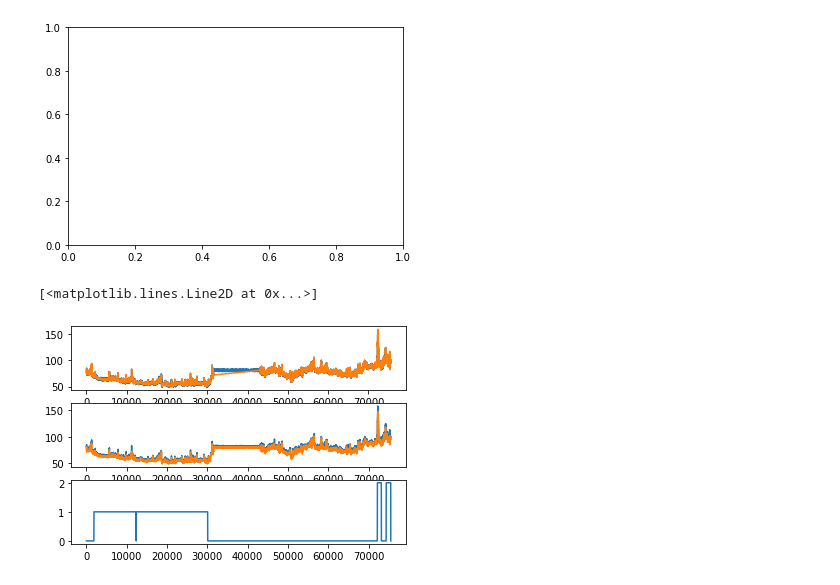
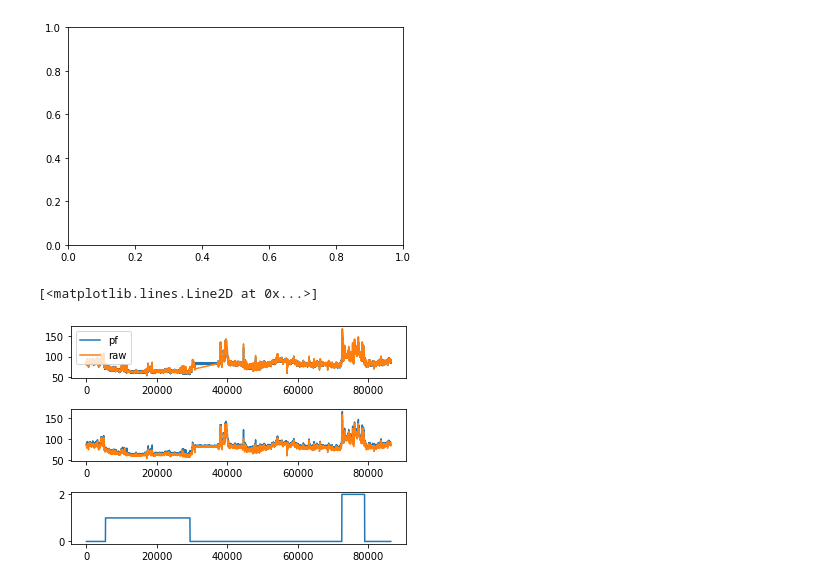
Before and after one commit to tullio/FitbitWebAPI, a Jupyter notebook: IPSJ2023原稿用.ipynb, the cells around one changed output. Cells and saved outputs as stored; diff of their text form; code cells hidden in the pictures.

```diff
--- a/IPSJ2023原稿用.ipynb
+++ b/IPSJ2023原稿用.ipynb
@@ -14,19 +18,21 @@ ax = fig.add_subplot(1, 1, 1)
 # %% [output]
 [figure]
 # %%
-rawpf=np.load("heartrate-pf-2022-06-06.npy").reshape([-1 , 2])
-raw=np.load("heartrate-pd-2022-06-06.npy").T
-pf=np.load("heartrate-sampled-pf-2022-06-06.npy").T
-state=np.load("heartrate-sampledstate-pf-2022-06-06.npy").T
+rawpf=np.load("heartrate-pf-2022-09-01.npy").reshape([-1 , 2])
+raw=np.load("heartrate-pd-2022-09-01.npy").T
+pf=np.load("heartrate-sampled-pf-2022-09-01.npy").T
+state=np.load("heartrate-sampledstate-pf-2022-09-01.npy").T
 fig = plt.figure()
+plt.subplots_adjust(wspace=0.4, hspace=0.6)
 ax0 = fig.add_subplot(3, 1, 1)
-ax0.plot(rawpf[:, 0], rawpf[:, 1])
-ax0.plot(raw[:, 0], raw[:, 1])
+ax0.plot(rawpf[:, 0], rawpf[:, 1], label="pf")
+ax0.plot(raw[:, 0], raw[:, 1], label="raw")
+ax0.legend()
 ax1 = fig.add_subplot(3, 1, 2)
 ax1.plot(pf[:, 0], pf[:, 1])
 ax1.plot(pf[:, 0], pf[:, 2])
 ax2 = fig.add_subplot(3, 1, 3)
 ax2.plot(state[:, 0], state[:, 1])
 # %% [output]
 [<matplotlib.lines.Line2D at 0x...>]
-[figure, old version]
+[figure, new version]
```
Also changed, not shown: parts of 7 cells of this notebook, 18 other files.
